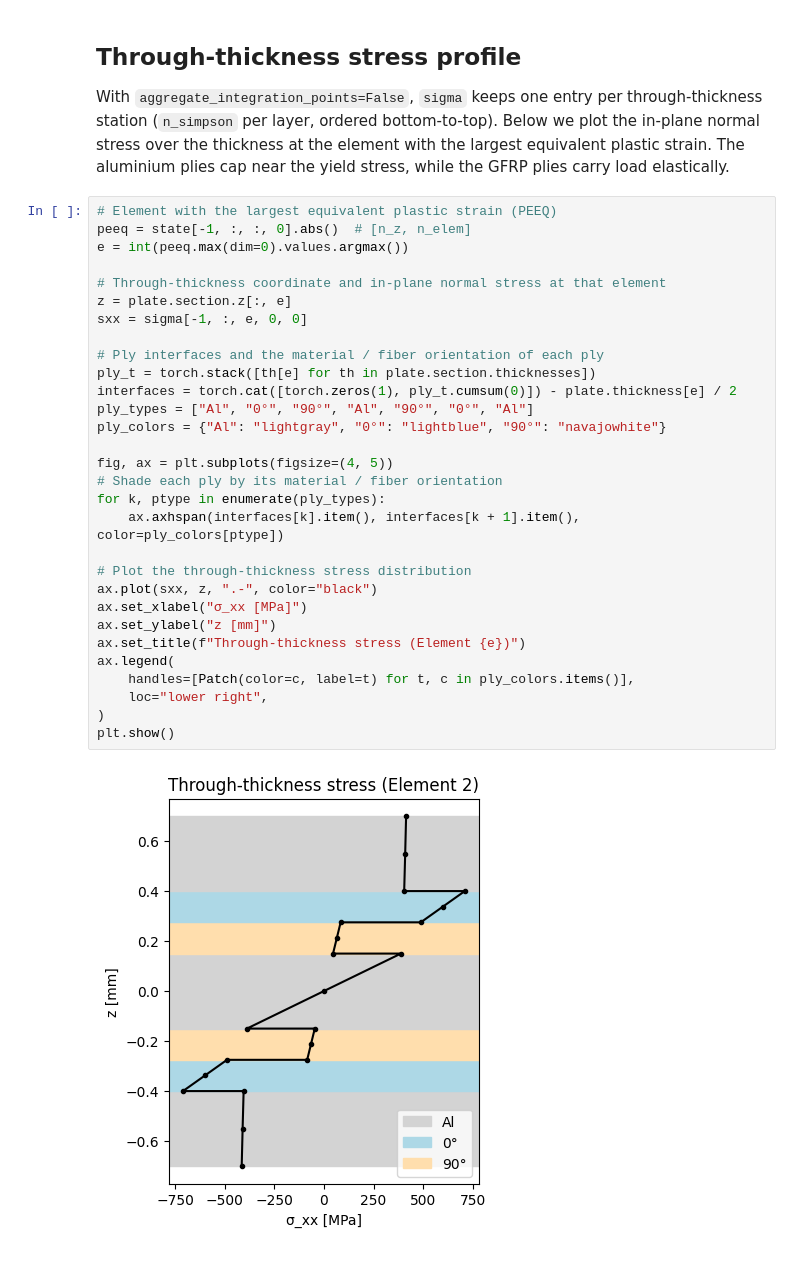
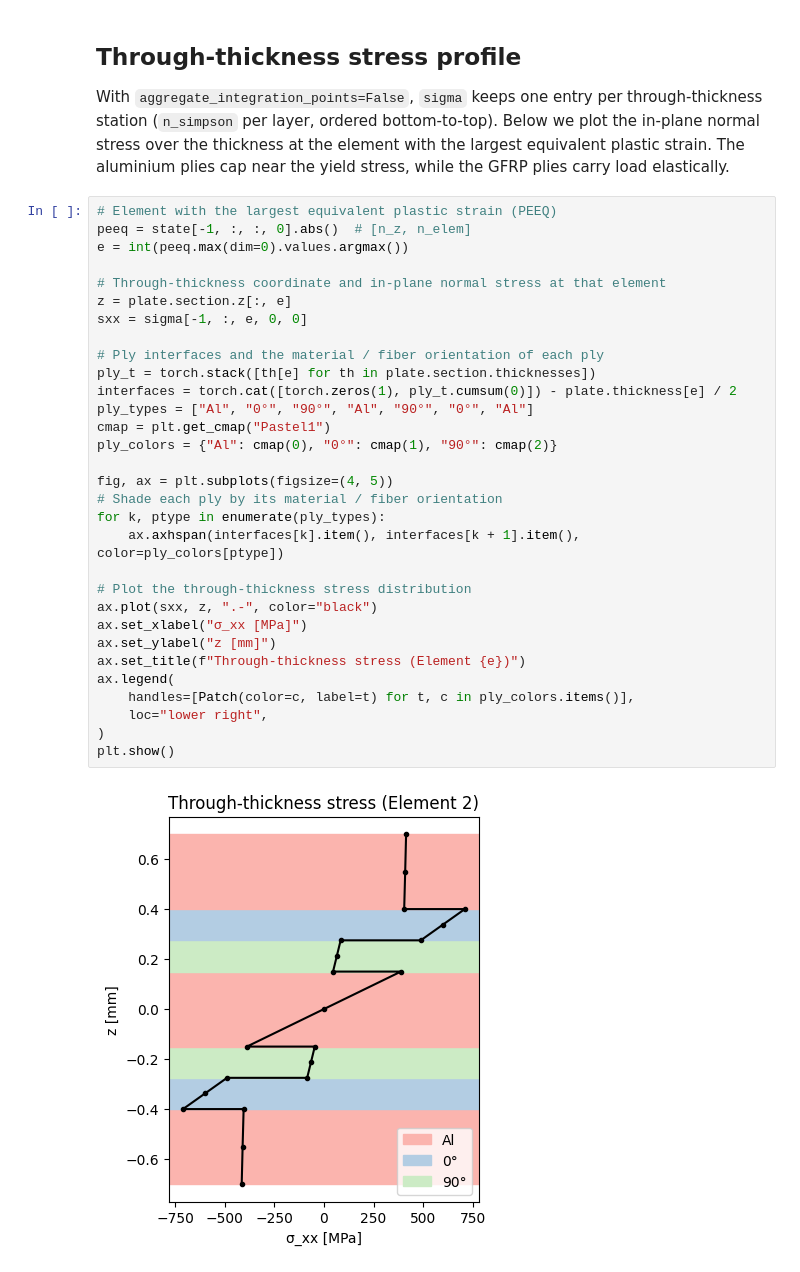
Before and after one commit to meyer-nils/torch-fem, a Jupyter notebook: examples/basic/shell/cantilever_fml.ipynb, the cells around one changed output. Saved outputs shown, nothing was run; the diff lists cells and outputs as text.

Commit message:
Add laminate plot.

```diff
--- a/examples/basic/shell/cantilever_fml.ipynb
+++ b/examples/basic/shell/cantilever_fml.ipynb
@@ -135,32 +135,33 @@ stress, while the GFRP plies carry load elastically.
 # %%
 # Element with the largest equivalent plastic strain (PEEQ)
 peeq = state[-1, :, :, 0].abs()  # [n_z, n_elem]
 e = int(peeq.max(dim=0).values.argmax())
 
 # Through-thickness coordinate and in-plane normal stress at that element
 z = plate.section.z[:, e]
 sxx = sigma[-1, :, e, 0, 0]
 
 # Ply interfaces and the material / fiber orientation of each ply
 ply_t = torch.stack([th[e] for th in plate.section.thicknesses])
 interfaces = torch.cat([torch.zeros(1), ply_t.cumsum(0)]) - plate.thickness[e] / 2
 ply_types = ["Al", "0°", "90°", "Al", "90°", "0°", "Al"]
-ply_colors = {"Al": "lightgray", "0°": "lightblue", "90°": "navajowhite"}
+cmap = plt.get_cmap("Pastel1")
+ply_colors = {"Al": cmap(0), "0°": cmap(1), "90°": cmap(2)}
 
 fig, ax = plt.subplots(figsize=(4, 5))
 # Shade each ply by its material / fiber orientation
 for k, ptype in enumerate(ply_types):
     ax.axhspan(interfaces[k].item(), interfaces[k + 1].item(), color=ply_colors[ptype])
 
 # Plot the through-thickness stress distribution
 ax.plot(sxx, z, ".-", color="black")
 ax.set_xlabel("σ_xx [MPa]")
 ax.set_ylabel("z [mm]")
 ax.set_title(f"Through-thickness stress (Element {e})")
 ax.legend(
     handles=[Patch(color=c, label=t) for t, c in ply_colors.items()],
     loc="lower right",
 )
 plt.show()
 # %% [output]
-[figure, old version]
+[figure, new version]
```
Also changed, not shown: parts of 1 cell of this notebook, 2 other files.
